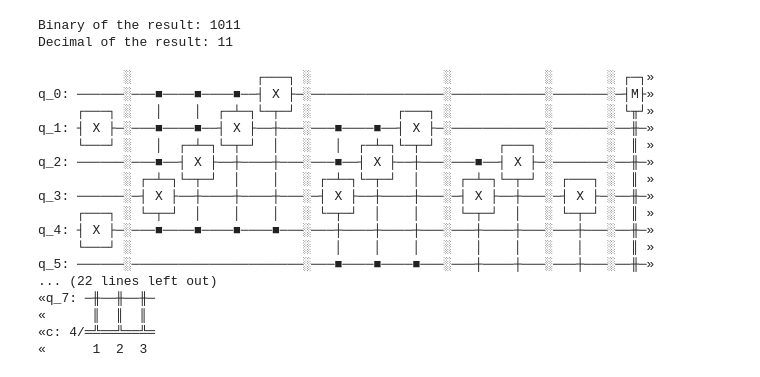
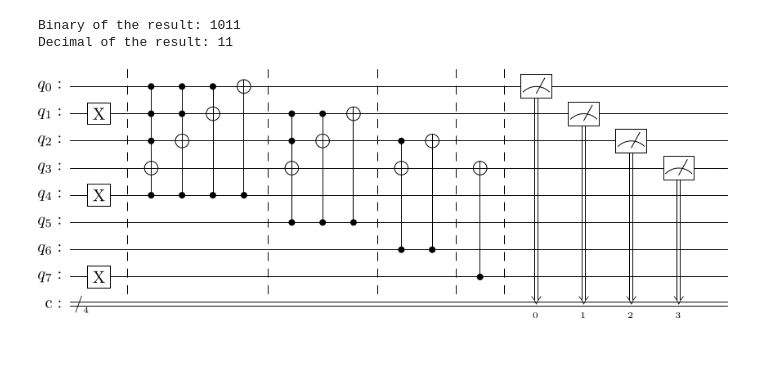
Before and after one commit to michelebanfi/quantum-information-and-algorithms, a Jupyter notebook: Exercises_02.ipynb, the cells around one changed output. Cells and saved outputs as stored; diff of their text form; code cells hidden in the pictures; blank space fills up the shorter version.

```diff
--- a/Exercises_02.ipynb
+++ b/Exercises_02.ipynb
@@ -108,26 +109,10 @@ print(f"Decimal of the result: {result}")
 Binary of the result: 1011
 Decimal of the result: 11
 # %%
-print(qc)
-# qc.draw(output='latex')
+# print(qc)
+circuit_drawer(qc, output='latex')
 # %% [output]
-           ░                ┌───┐ ░                 ░            ░       ░ ┌─┐»
-q_0: ──────░───■────■────■──┤ X ├─░─────────────────░────────────░───────░─┤M├»
-     ┌───┐ ░   │    │  ┌─┴─┐└─┬─┘ ░           ┌───┐ ░            ░       ░ └╥┘»
-q_1: ┤ X ├─░───■────■──┤ X ├──┼───░───■────■──┤ X ├─░────────────░───────░──╫─»
-     └───┘ ░   │  ┌─┴─┐└─┬─┘  │   ░   │  ┌─┴─┐└─┬─┘ ░      ┌───┐ ░       ░  ║ »
-q_2: ──────░───■──┤ X ├──┼────┼───░───■──┤ X ├──┼───░───■──┤ X ├─░───────░──╫─»
-           ░ ┌─┴─┐└─┬─┘  │    │   ░ ┌─┴─┐└─┬─┘  │   ░ ┌─┴─┐└─┬─┘ ░ ┌───┐ ░  ║ »
-q_3: ──────░─┤ X ├──┼────┼────┼───░─┤ X ├──┼────┼───░─┤ X ├──┼───░─┤ X ├─░──╫─»
-     ┌───┐ ░ └─┬─┘  │    │    │   ░ └─┬─┘  │    │   ░ └─┬─┘  │   ░ └─┬─┘ ░  ║ »
-q_4: ┤ X ├─░───■────■────■────■───░───┼────┼────┼───░───┼────┼───░───┼───░──╫─»
-     └───┘ ░                      ░   │    │    │   ░   │    │   ░   │   ░  ║ »
-q_5: ──────░──────────────────────░───■────■────■───░───┼────┼───░───┼───░──╫─»
-... (22 lines left out)
-«q_7: ─╫──╫──╫─
-«      ║  ║  ║
-«c: 4/═╩══╩══╩═
-«      1  2  3
+[figure, added]
 # %%
 # assert that the result is correct in modulo 2**n_dim
 assert result == (n1 + n2) % 2**n_dim
```
Also changed, not shown: parts of 1 cell of this notebook, 2 other files.
